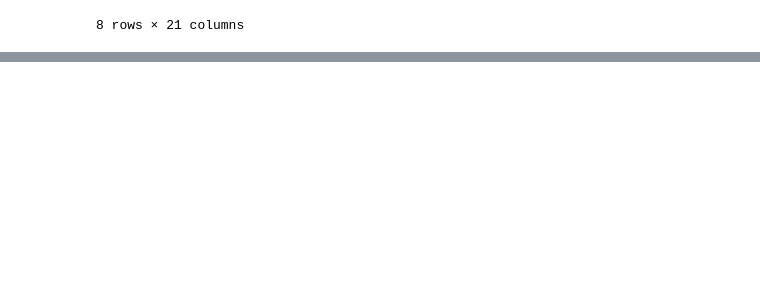
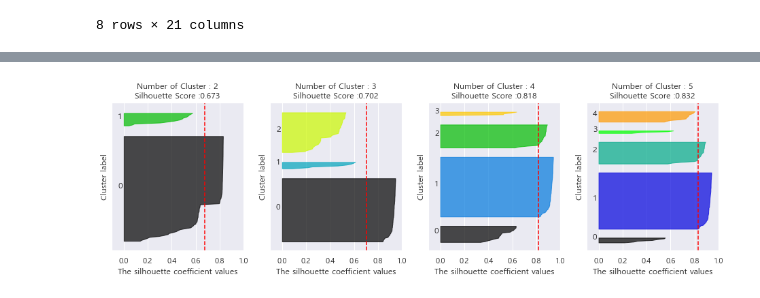
Before and after one commit to won4513/data_analytics, a Jupyter notebook: nabis/clustering.ipynb, the cells around one changed output, grey strips where cells are left out. Drawn from its saved outputs; the diff is of its cells as text; code cells hidden in the pictures; blank space fills up the shorter version.

```diff
--- a/nabis/clustering.ipynb
+++ b/nabis/clustering.ipynb
@@ -17,8 +14,0 @@ df = pd.read_csv('C:/Users/user/Desktop/데분/df.csv')
-# %%
-# 숫자열에 대해 콤마 제거 및 정수로 변환
-columns_to_process = df.columns[1:3]  # 첫 번째 열,두번째열
-
-for column in columns_to_process:
-    df[column] = df[column].apply(lambda x: int(str(x).replace(',', '')))
-
-df.fillna(0, inplace = True) #고성과 양양 병원급 X
@@ -35,12 +14,0 @@ Index(['행정구역', '2023년06월_거주자 인구수', '2023년06월_세대
-# %%
-x = df['2023년06월_거주자 인구수']
-
-df['2020_사업체수'] = df['2020_사업체수'] * 10000/x
-df['2021_사업체수'] = df['2021_사업체수'] * 10000/x
-df['2022_초등학교수'] = df['2022_초등학교수'] * 10000/x
-df['2023_초등학교수'] = df['2023_초등학교수'] * 10000/x
-
-df.rename(columns = {'2020_사업체수':'인구만명당_2020_사업체수',
-                     '2021_사업체수':'인구만명당_2021_사업체수',
-                     '2022_초등학교수':'인구만명당_2022_초등학교수',
-                     '2023_초등학교수':'인구만명당_2023_초등학교수'}, inplace = True)
@@ -220,0 +296,4 @@ df3.to_csv('C:/Users/user/Desktop/데분/좆좆좆소도시.csv',index=False, en
+# %%
+visualize_silhouette([ 2, 3, 4, 5], normalized_df)
+# %% [output]
+[figure, added]
```
Also changed, not shown: parts of 40 cells of this notebook, 1 other file.
